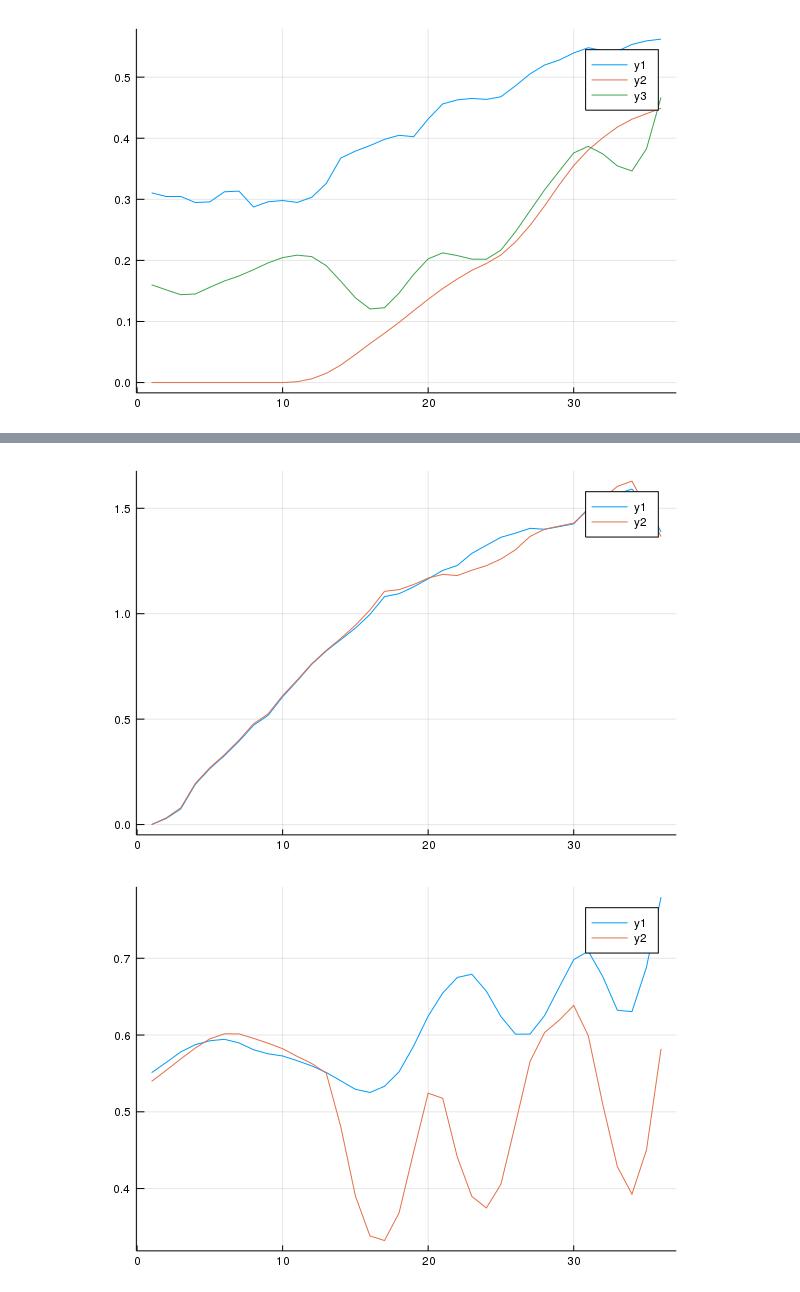
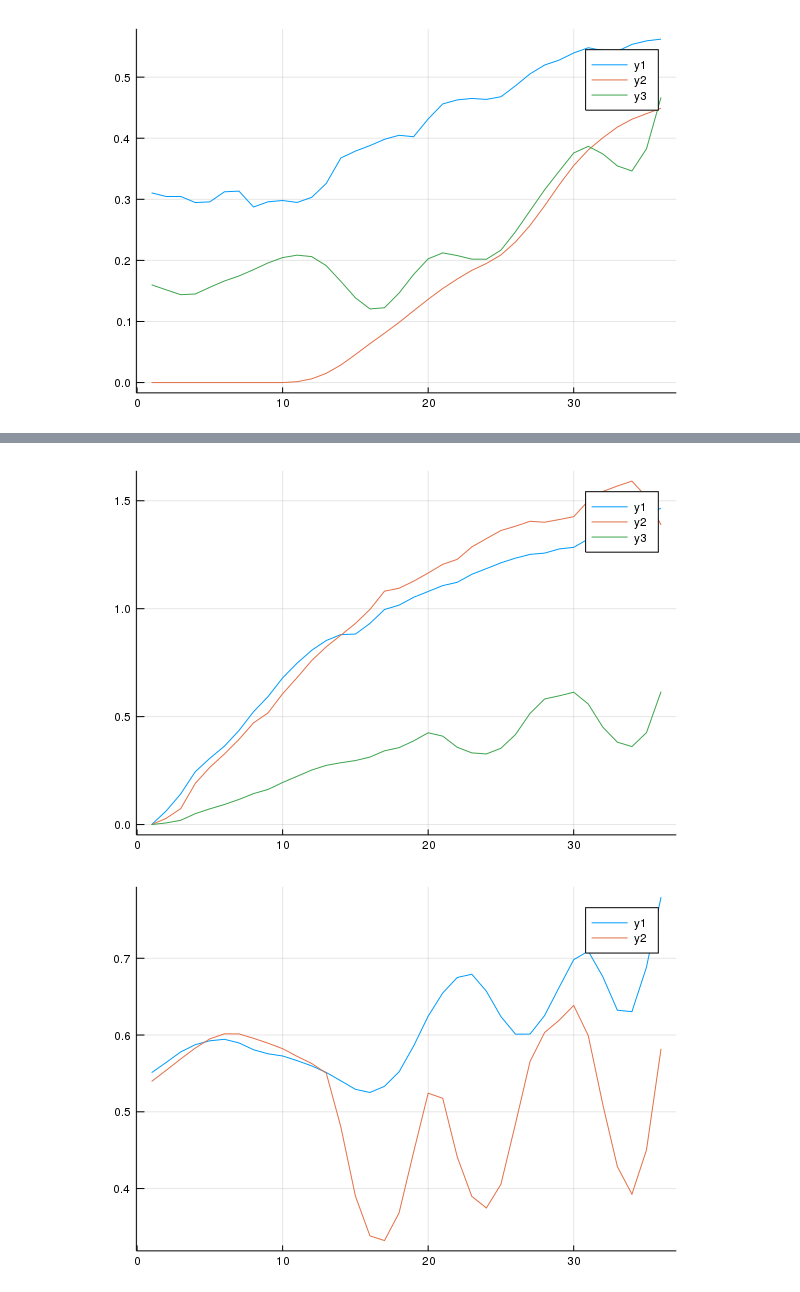
Before and after one commit to korenmiklos/impvol-julia, a Jupyter notebook: notebooks/Check NT sector in South Korea.ipynb, the cells around one changed output, grey strips where cells are left out. Cells and saved outputs as stored; diff of their text form; code cells hidden in the pictures.

```diff
--- a/notebooks/Check NT sector in South Korea.ipynb
+++ b/notebooks/Check NT sector in South Korea.ipynb
@@ -38,7 +38,10 @@ plot(log.([p_old[:p_sectoral][1,end-1,end,:] p_new[:p_sectoral][1,end-1,end,:]])
 # %%
-plot(log.([p_old[:p_sectoral][1,end,end,:] p_new[:p_sectoral][1,end,end,:]]))
+p_sectoral_data = data["p_sectoral_data"]
+p_sectoral_base = p_sectoral_data ./ p_sectoral_data[:,:,:,1]
+p_sectoral_US = p_sectoral_base[:,end:end,:,:]
+plot(log.([p_sectoral_US[1,end,end,:] p_old[:p_sectoral][1,end,end,:] p_new[:p_sectoral][1,end,end,:]]))
 # %% [output]
-[figure, old version]
+[figure, new version]
 # %%
 plot([p_old[:final_expenditure_shares][1,end-1,end,:] p_new[:final_expenditure_shares][1,end-1,end,:]])
 # %% [output]
```
Also changed, not shown: parts of 3 cells of this notebook, 4 other files.
